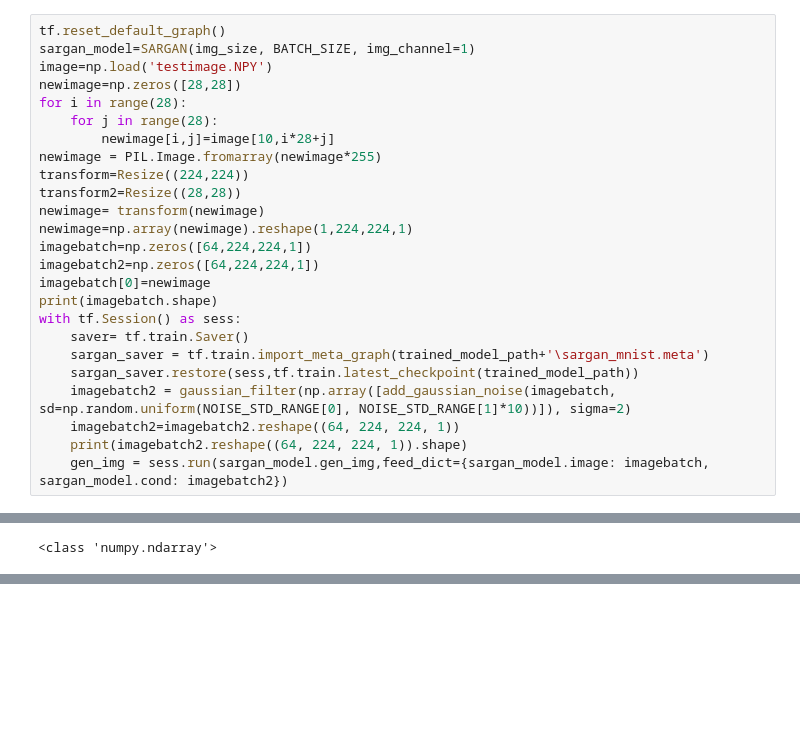
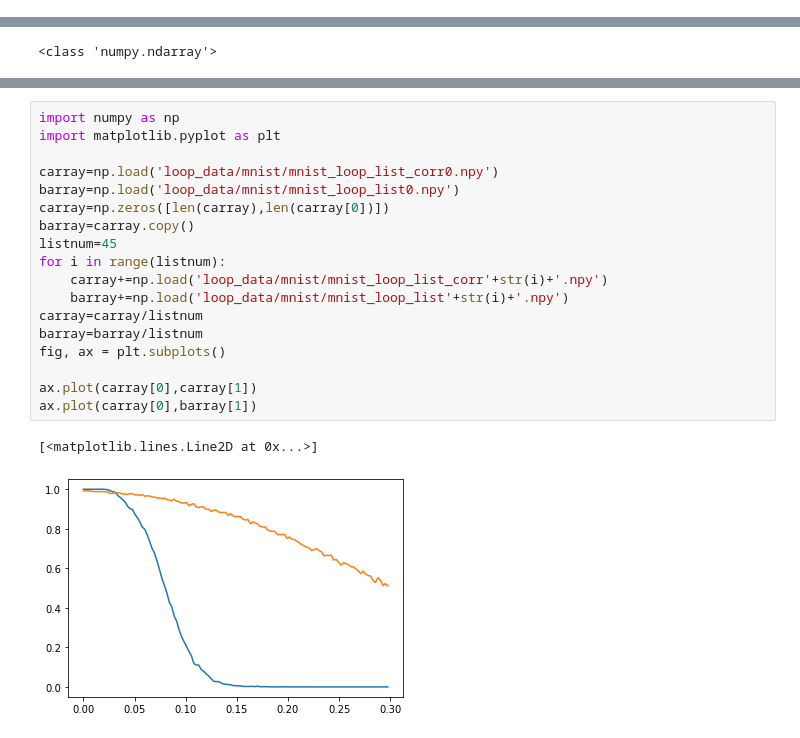
Before and after one commit to HansWalker/pgd_Preprocessing2, a Jupyter notebook: Blur/Blur_tests.ipynb, the cells around one changed output, grey strips where cells are left out. Saved outputs shown, nothing was run; the diff lists cells and outputs as text; blank space fills up the shorter version.

```diff
--- a/Blur/Blur_tests.ipynb
+++ b/Blur/Blur_tests.ipynb
@@ -42,25 +29,0 @@ NOISE_STD_RANGE = [0.1, 0.3]
-# %%
-tf.reset_default_graph()
-sargan_model=SARGAN(img_size, BATCH_SIZE, img_channel=1)
-image=np.load('testimage.NPY')
-newimage=np.zeros([28,28])
-for i in range(28):
-    for j in range(28):
-        newimage[i,j]=image[10,i*28+j]
-newimage = PIL.Image.fromarray(newimage*255)
-transform=Resize((224,224))
-transform2=Resize((28,28))
-newimage= transform(newimage)
-newimage=np.array(newimage).reshape(1,224,224,1)
-imagebatch=np.zeros([64,224,224,1])
-imagebatch2=np.zeros([64,224,224,1])
-imagebatch[0]=newimage
-print(imagebatch.shape)
-with tf.Session() as sess:
-    saver= tf.train.Saver()
-    sargan_saver = tf.train.import_meta_graph(trained_model_path+'\sargan_mnist.meta')
-    sargan_saver.restore(sess,tf.train.latest_checkpoint(trained_model_path))
-    imagebatch2 = gaussian_filter(np.array([add_gaussian_noise(imagebatch, sd=np.random.uniform(NOISE_STD_RANGE[0], NOISE_STD_RANGE[1]*10))]), sigma=2)
-    imagebatch2=imagebatch2.reshape((64, 224, 224, 1))
-    print(imagebatch2.reshape((64, 224, 224, 1)).shape)
-    gen_img = sess.run(sargan_model.gen_img,feed_dict={sargan_model.image: imagebatch, sargan_model.cond: imagebatch2})
@@ -241,0 +134,21 @@ Image.fromarray(image).show()
+# %%
+import numpy as np
+import matplotlib.pyplot as plt
+
+carray=np.load('loop_data/mnist/mnist_loop_list_corr0.npy')
+barray=np.load('loop_data/mnist/mnist_loop_list0.npy')
+carray=np.zeros([len(carray),len(carray[0])])
+barray=carray.copy()
+listnum=45
+for i in range(listnum):
+    carray+=np.load('loop_data/mnist/mnist_loop_list_corr'+str(i)+'.npy')
+    barray+=np.load('loop_data/mnist/mnist_loop_list'+str(i)+'.npy')
+carray=carray/listnum
+barray=barray/listnum
+fig, ax = plt.subplots()
+
+ax.plot(carray[0],carray[1])
+ax.plot(carray[0],barray[1])
+# %% [output]
+[<matplotlib.lines.Line2D at 0x...>]
+[figure, added]
```
Also changed, not shown: parts of 16 cells of this notebook.
